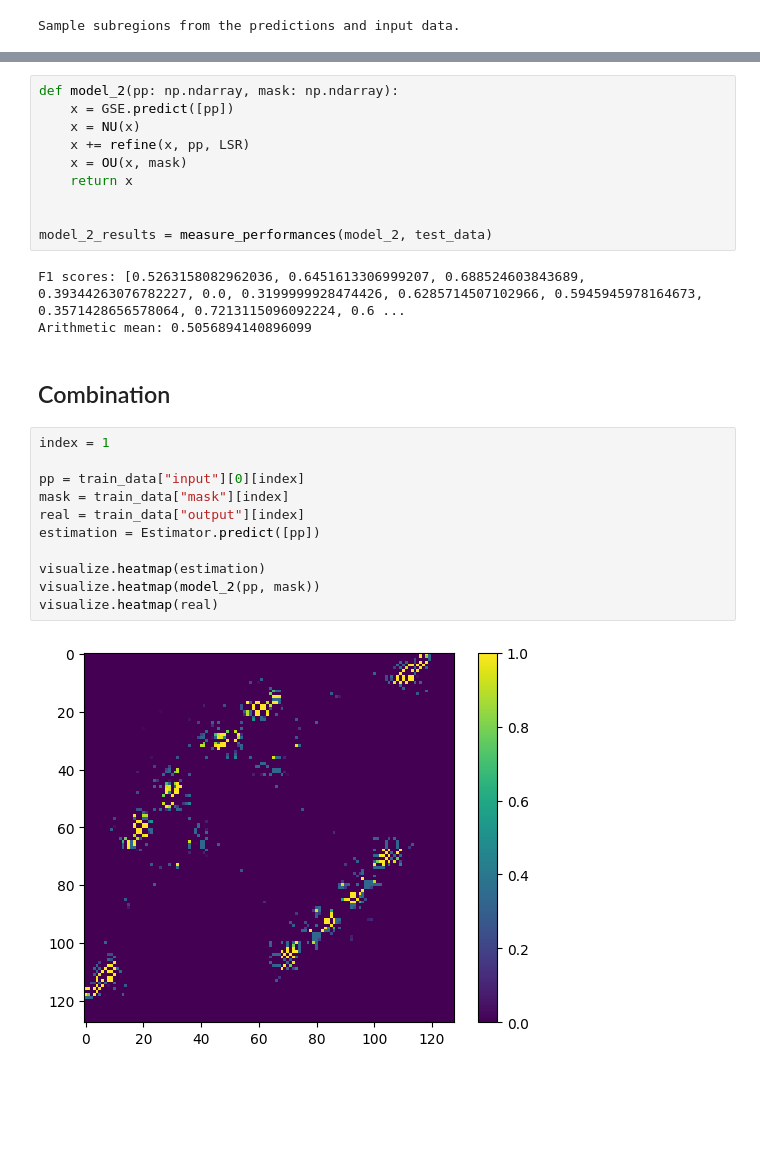
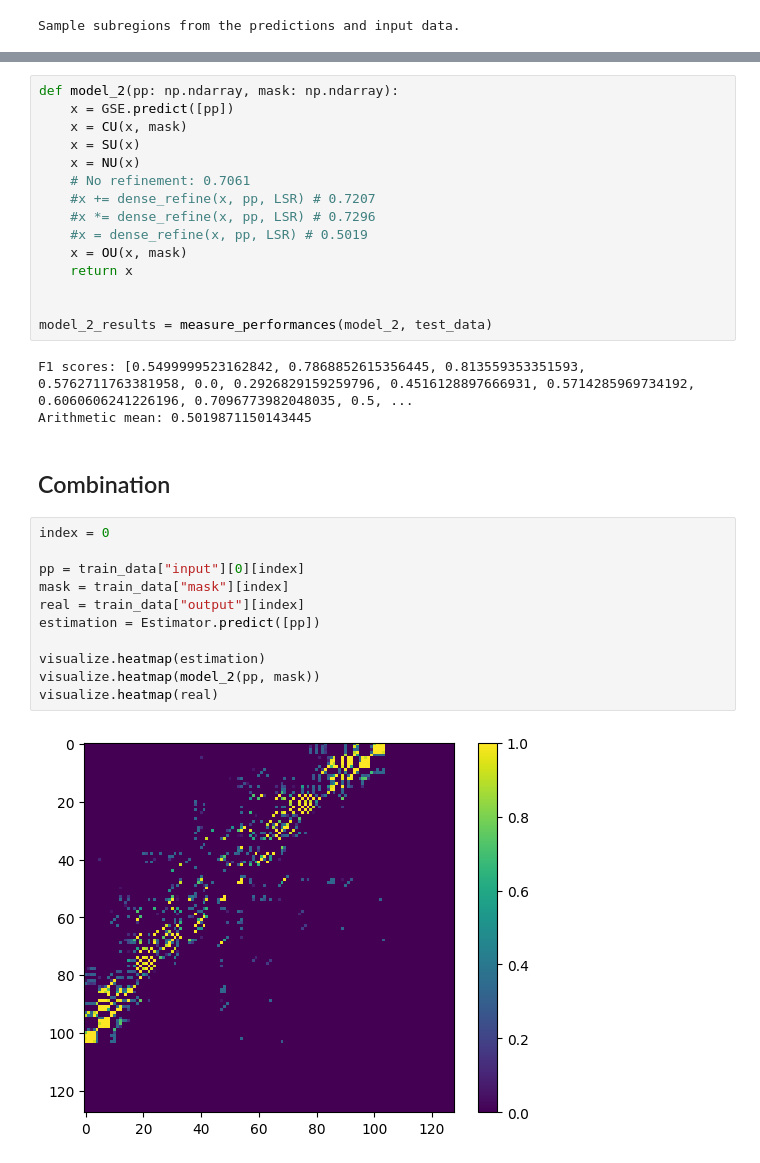
Before and after one commit to Vincent-Therrien/diurnal, a Jupyter notebook: demo/refinement.ipynb, the cells around one changed output, grey strips where cells are left out. Drawn from its saved outputs; the diff is of its cells as text; blank space fills up the shorter version.

```diff
--- a/demo/refinement.ipynb
+++ b/demo/refinement.ipynb
@@ -432,28 +491,33 @@ LSR.train(refiner_train_data, refiner_validation_data)
 # %%
 def model_2(pp: np.ndarray, mask: np.ndarray):
     x = GSE.predict([pp])
+    x = CU(x, mask)
+    x = SU(x)
     x = NU(x)
-    x += refine(x, pp, LSR)
+    # No refinement: 0.7061
+    #x += dense_refine(x, pp, LSR) # 0.7207
+    #x *= dense_refine(x, pp, LSR) # 0.7296
+    #x = dense_refine(x, pp, LSR) # 0.5019
     x = OU(x, mask)
     return x
 
 
 model_2_results = measure_performances(model_2, test_data)
 # %% [output]
-F1 scores: [0.5263158082962036, 0.6451613306999207, 0.688524603843689, 0.39344263076782227, 0.0, 0.3199999928474426, 0.6285714507102966, 0.5945945978164673, 0.3571428656578064, 0.7213115096092224, 0.6 ...
-Arithmetic mean: 0.5056894140896099
+F1 scores: [0.5499999523162842, 0.7868852615356445, 0.813559353351593, 0.5762711763381958, 0.0, 0.2926829159259796, 0.4516128897666931, 0.5714285969734192, 0.6060606241226196, 0.7096773982048035, 0.5, ...
+Arithmetic mean: 0.5019871150143445
 # %% [markdown]
 ## Combination
 # %%
-index = 1
+index = 0
 
 pp = train_data["input"][0][index]
 mask = train_data["mask"][index]
 real = train_data["output"][index]
 estimation = Estimator.predict([pp])
 
 visualize.heatmap(estimation)
 visualize.heatmap(model_2(pp, mask))
 visualize.heatmap(real)
 # %% [output]
-[figure, old version]
+[figure, new version]
```
Also changed, not shown: parts of 8 cells of this notebook.
